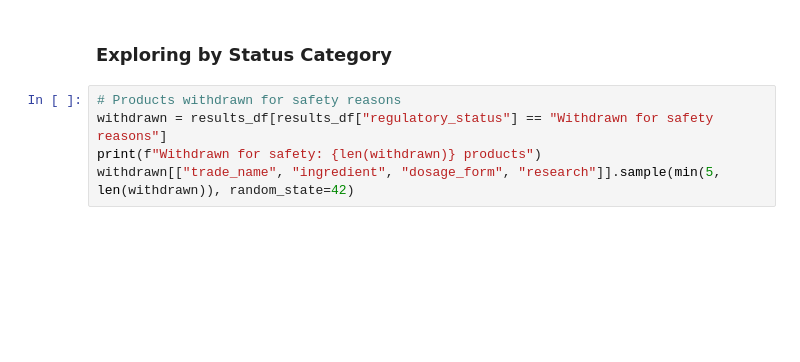
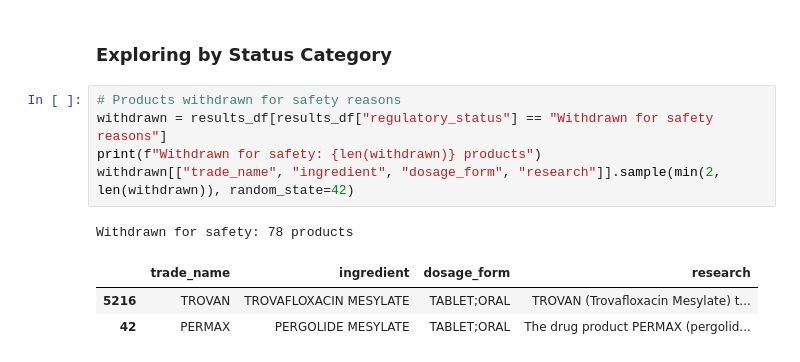
Before and after one commit to futuresearch/everyrow-sdk, a Jupyter notebook: docs/case_studies/agent-map-regulatory-status/notebook.ipynb, the cells around one changed output. Saved outputs shown, nothing was run; the diff lists cells and outputs as text; blank space fills up the shorter version.

```diff
--- a/docs/case_studies/agent-map-regulatory-status/notebook.ipynb
+++ b/docs/case_studies/agent-map-regulatory-status/notebook.ipynb
@@ -124,8 +161,13 @@ plt.show()
 # %%
 # Products withdrawn for safety reasons
 withdrawn = results_df[results_df["regulatory_status"] == "Withdrawn for safety reasons"]
 print(f"Withdrawn for safety: {len(withdrawn)} products")
-withdrawn[["trade_name", "ingredient", "dosage_form", "research"]].sample(min(5, len(withdrawn)), random_state=42)
+withdrawn[["trade_name", "ingredient", "dosage_form", "research"]].sample(min(2, len(withdrawn)), random_state=42)
+# %% [output]
+Withdrawn for safety: 78 products
+|  | trade_name | ingredient | dosage_form | research |
+| 5216 | TROVAN | TROVAFLOXACIN MESYLATE | TABLET;ORAL | TROVAN (Trovafloxacin Mesylate) t... |
+| 42 | PERMAX | PERGOLIDE MESYLATE | TABLET;ORAL | The drug product PERMAX (pergolid... |
 # %%
 # Discontinued products (not for safety)
 discontinued = results_df[results_df["regulatory_status"] == "Discontinued (not withdrawn for safety)"]
```
Also changed, not shown: parts of 15 cells of this notebook.
